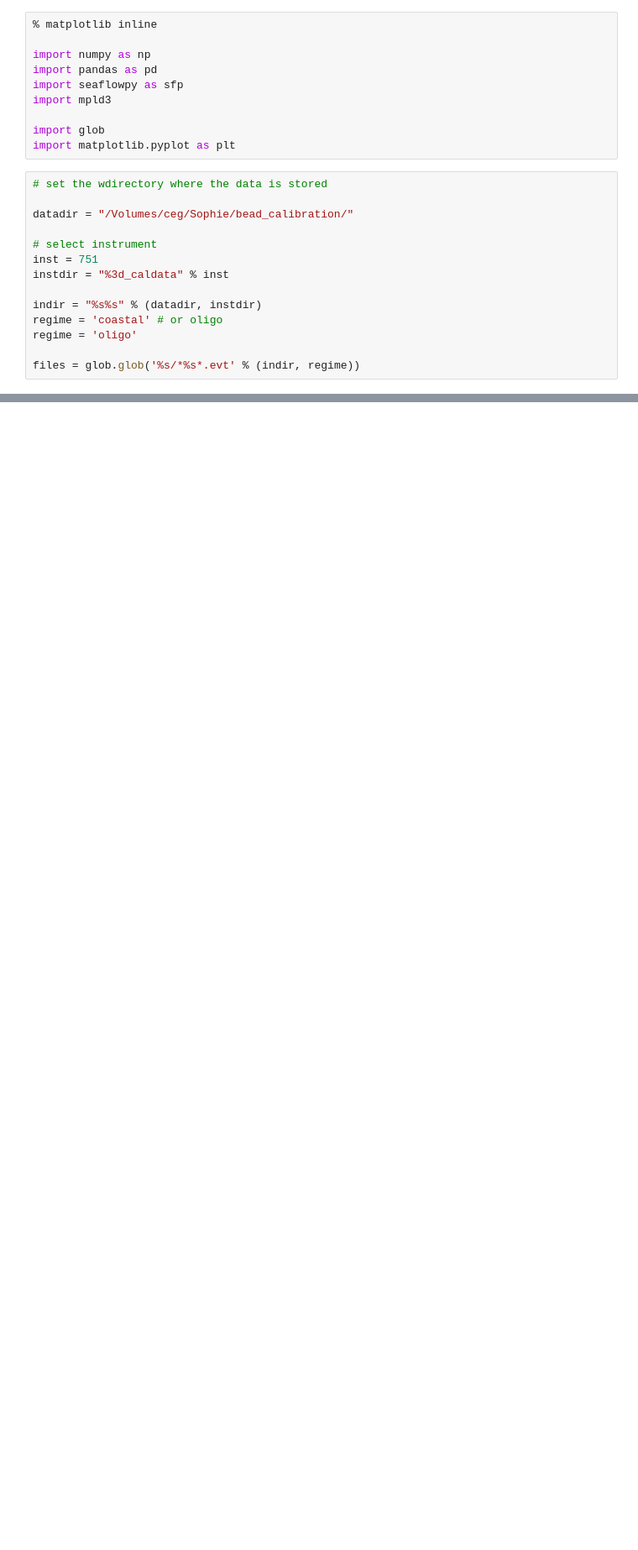
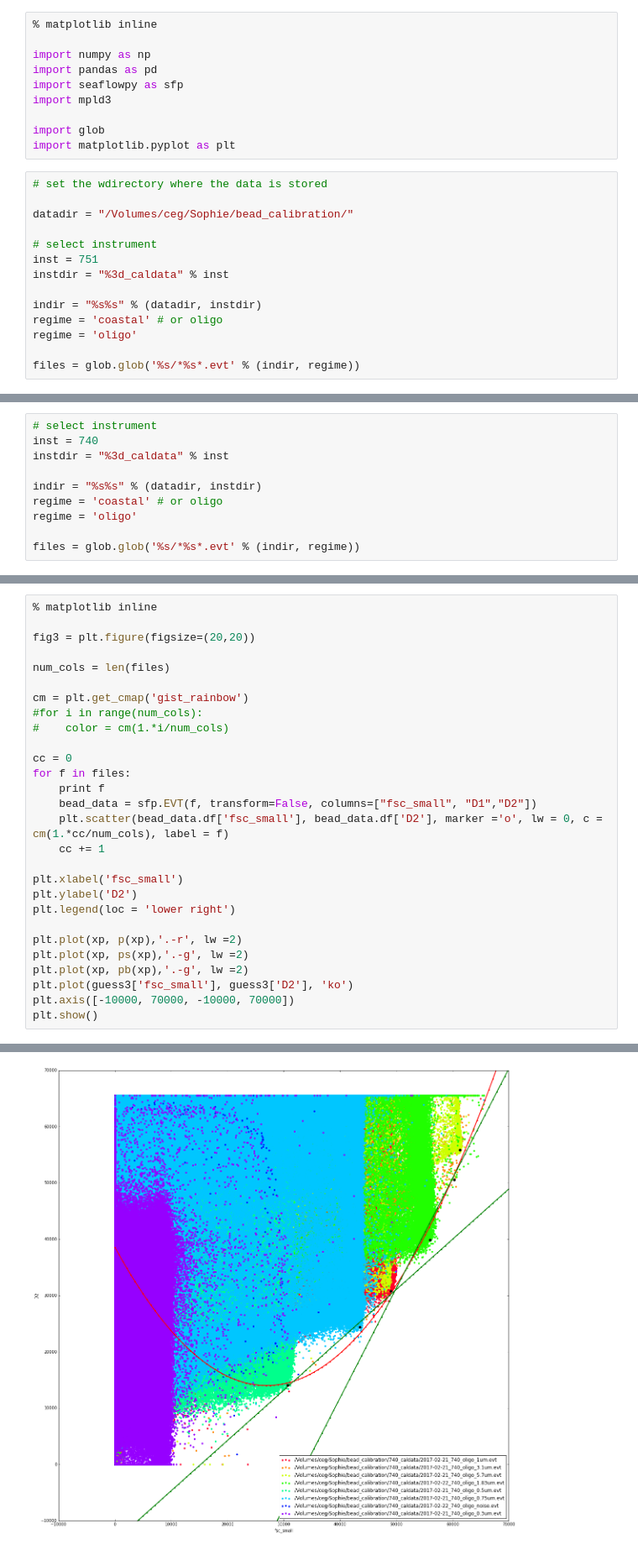
Before and after one commit to sophieclayton/seaflow_calibration, a Jupyter notebook: bead_filter.ipynb, the cells around one changed output, grey strips where cells are left out. Shown at 84% size. Drawn from its saved outputs; the diff is of its cells as text; blank space fills up the shorter version.

```diff
--- a/bead_filter.ipynb
+++ b/bead_filter.ipynb
@@ -118,0 +230,10 @@ plt.show()
+# %%
+# select instrument
+inst = 740
+instdir = "%3d_caldata" % inst
+
+indir = "%s%s" % (datadir, instdir)
+regime = 'coastal' # or oligo
+regime = 'oligo'
+
+files = glob.glob('%s/*%s*.evt' % (indir, regime))
@@ -118,0 +301,29 @@ plt.show()
+# %%
+% matplotlib inline
+
+fig3 = plt.figure(figsize=(20,20))
+
+num_cols = len(files)
+
+cm = plt.get_cmap('gist_rainbow')
+#for i in range(num_cols):
+#    color = cm(1.*i/num_cols)
+
+cc = 0
+for f in files:
+    print f
+    bead_data = sfp.EVT(f, transform=False, columns=["fsc_small", "D1","D2"])
+    plt.scatter(bead_data.df['fsc_small'], bead_data.df['D2'], marker ='o', lw = 0, c = cm(1.*cc/num_cols), label = f)
+    cc += 1
+
+plt.xlabel('fsc_small')
+plt.ylabel('D2')
+plt.legend(loc = 'lower right')
+
+plt.plot(xp, p(xp),'.-r', lw =2)
+plt.plot(xp, ps(xp),'.-g', lw =2)
+plt.plot(xp, pb(xp),'.-g', lw =2)
+plt.plot(guess3['fsc_small'], guess3['D2'], 'ko')
+plt.axis([-10000, 70000, -10000, 70000])
+plt.show()
+# %% [output]
@@ -118,0 +338 @@ plt.show()
+[figure, added]
```
Also changed, not shown: parts of 22 cells of this notebook, 1 other file.
